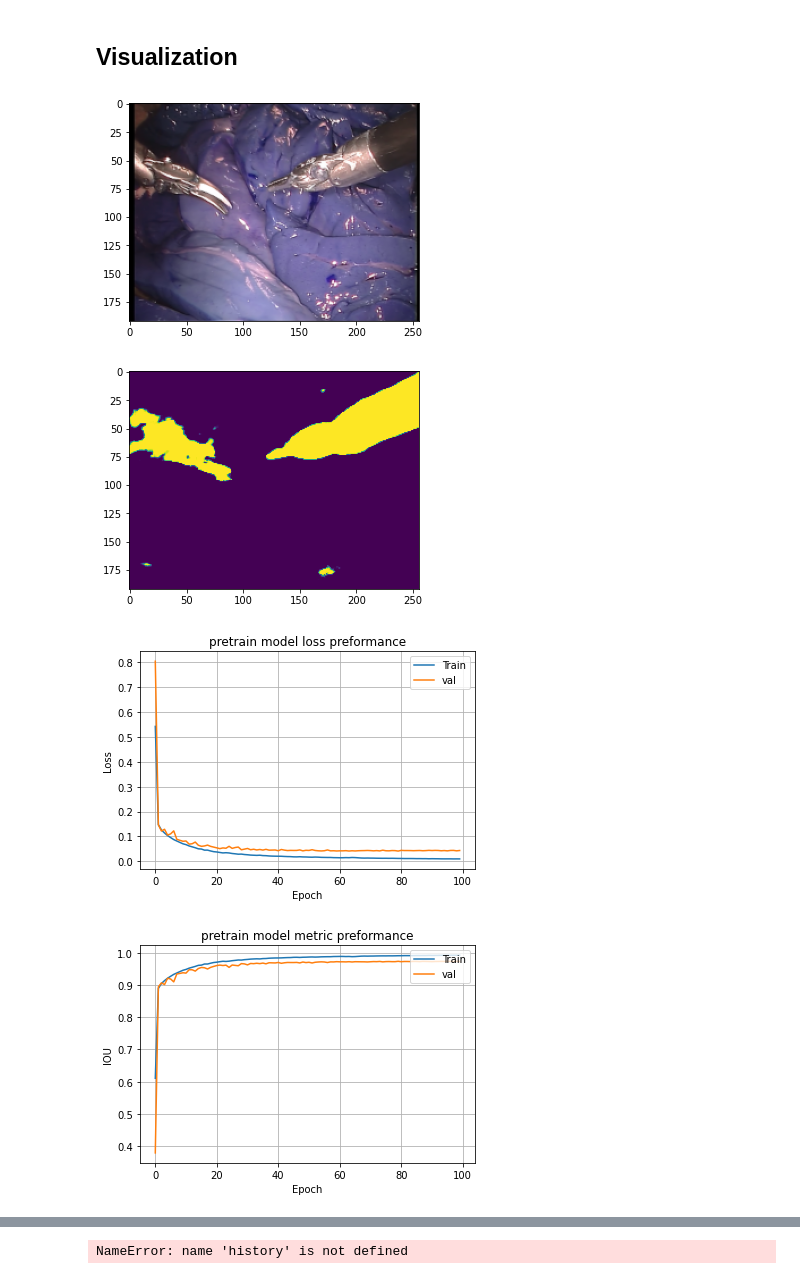
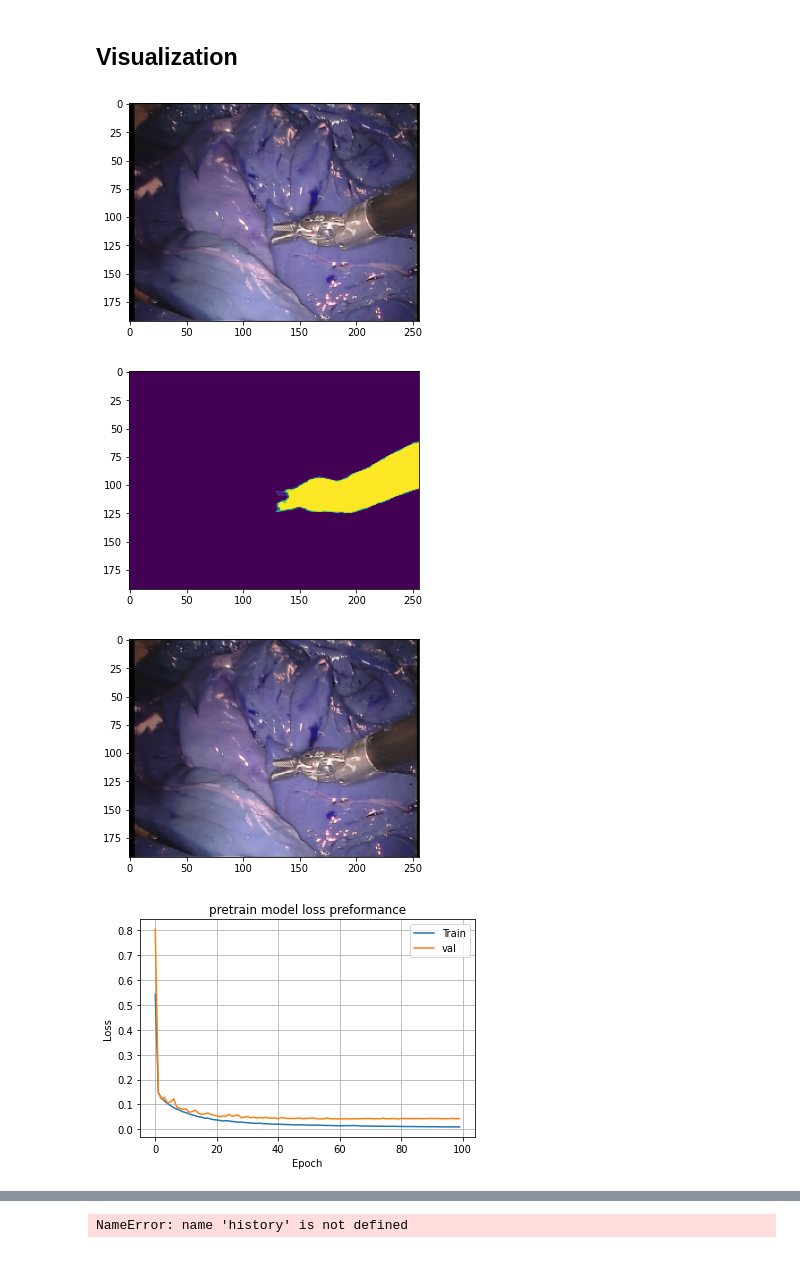
Before and after one commit to MahBadran93/Laparoscopic-Tools-Processing, a Jupyter notebook: Art-Net/ArtNetPreStage.ipynb, the cells around one changed output, grey strips where cells are left out. Cells and saved outputs as stored; diff of their text form; code cells hidden in the pictures.

```diff
--- a/Art-Net/ArtNetPreStage.ipynb
+++ b/Art-Net/ArtNetPreStage.ipynb
@@ -384,10 +371,10 @@ optim = Adadelta(learning_rate=0.1)
 latest = tf.train.latest_checkpoint(checkpoint_path)
 print('\n# Evaluate on test data')
 model = pretrained(2,IMG_HEIGHT,IMG_WIDTH)
-model.compile(optimizer = optim, loss = bce_IoU_loss, metrics = [mS, IoU, specificity,DSC] )
+model.compile(optimizer = optim, loss = bce_IoU_loss, metrics = [IoU] ) #mS, IoU, specificity,DSC
 model.load_weights(modelPath)
 
-scores = model.evaluate(rawTesting, gtTesting, batch_size=8)
+#scores = model.evaluate(rawTesting, gtTesting, batch_size=8)
 pred = modelOrig.predict(rawTesting)
 # %% [output]
 # Evaluate on test data
@@ -412,38 +399,53 @@ None
 # %%
 import pandas as pd
 
-plt.imshow(rawTesting[500])
+plt.imshow(rawTesting[60])
 plt.show()
-plt.imshow(pred[500])
+plt.imshow(pred[60])
 plt.show()
+#cv2.imwrite('/home/mahmoud/Desktop/thesis_implementation_results/orig.png', rawTesting[60]*255)
+#cv2.imwrite('/home/mahmoud/Desktop/thesis_implementation_results/result.png', pred[100]*255)
+logs = pd.read_csv('/home/mahmoud/Desktop/laparoscopic-Tools-Segmentation/Models/trainingprestage.csv')
+img = (255*rawTesting[60]).astype(np.uint8)
+mask=(255*(pred[60].reshape(192,256))).astype(np.uint8)
+plt.imshow(img)
+plt.show()
+colour=cv2.merge((mask, mask, mask))
+colour[:,:,0]=0
+colour[:,:,2]=0
+overlay_mask=cv2.addWeighted(colour,0.7,img,0.8,0)
+cv2.imwrite('/home/mahmoud/Desktop/thesis_implementation_results/overlay.png', overlay_mask)
 
-logs = pd.read_csv('/home/mahmoud/Desktop/laparoscopic-Tools-Segmentation/Models/trainingprestage.csv')
+'''
+x = np.expand_dims(rawTesting[60], axis=0)
+y = np.expand_dims(pred[60], axis=0)
+scores = model.evaluate(x,y)
 
-
+'''
 
 # # Plot training & validation loss values
 plt.figure()
 plt.plot(logs['loss'])
 plt.plot(logs['val_loss'])
 plt.title('pretrain model loss preformance')
 plt.ylabel('Loss')
 plt.xlabel('Epoch')
 plt.legend(['Train','val'], loc='upper right')
 plt.grid('on')
 plt.show()
 
 # plot IOU valid and training
 plt.figure()
 plt.plot(logs['IoU'])
 plt.plot(logs['val_IoU'])
-plt.title('pretrain model metric preformance')
+plt.title('pretrain model metric preformance (IOU)')
 plt.ylabel('IOU')
 plt.xlabel('Epoch')
 plt.legend(['Train','val'], loc='upper right')
 plt.grid('on')
 plt.show()
 # %% [output]
-[figure, old version]
+[figure, new version]
-[figure, old version]
+[figure, new version]
-[figure, old version]
+[figure, new version]
-[figure, old version]
+[figure, new version]
```
Also changed, not shown: parts of 4 cells of this notebook, 1 other file.
